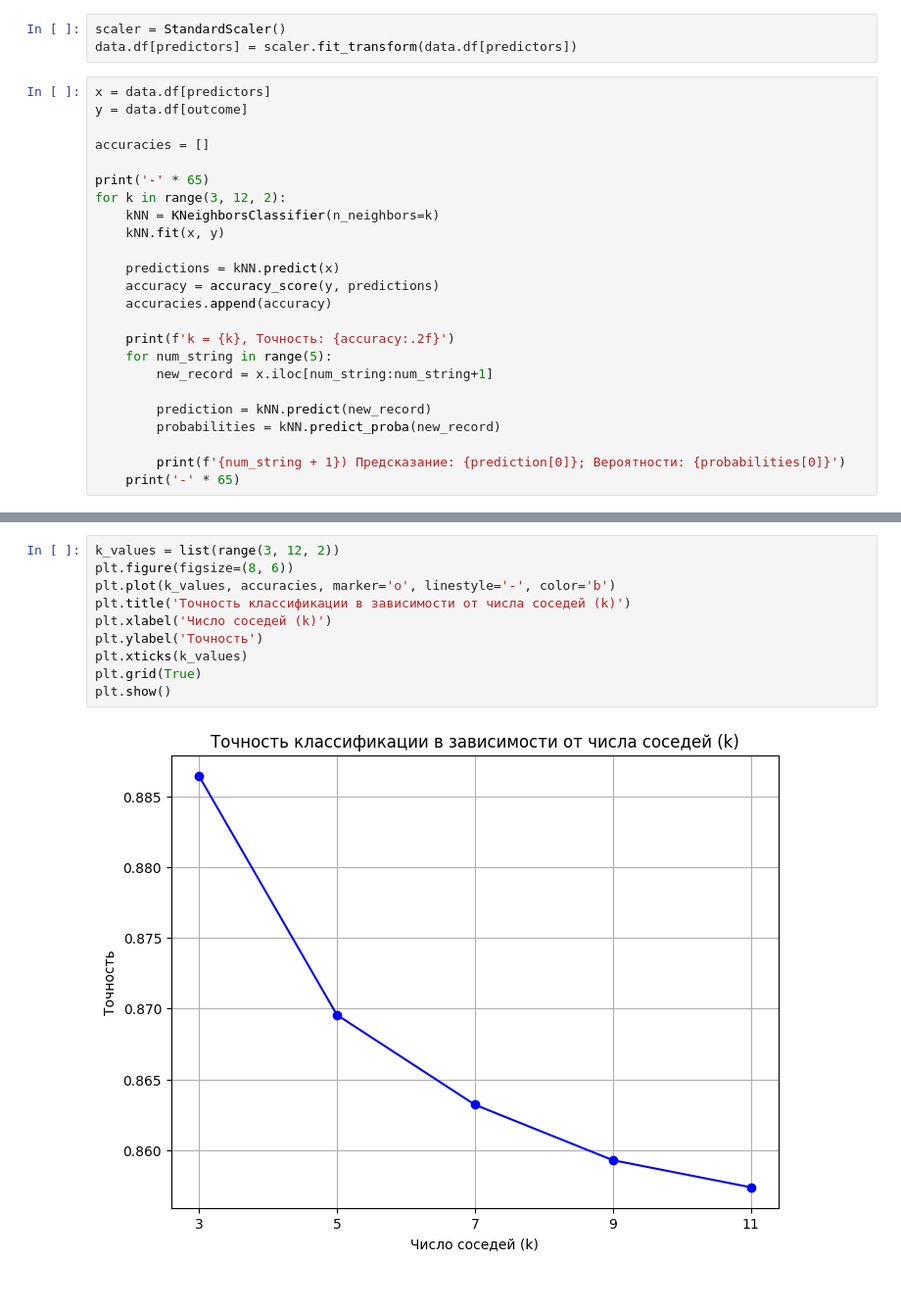
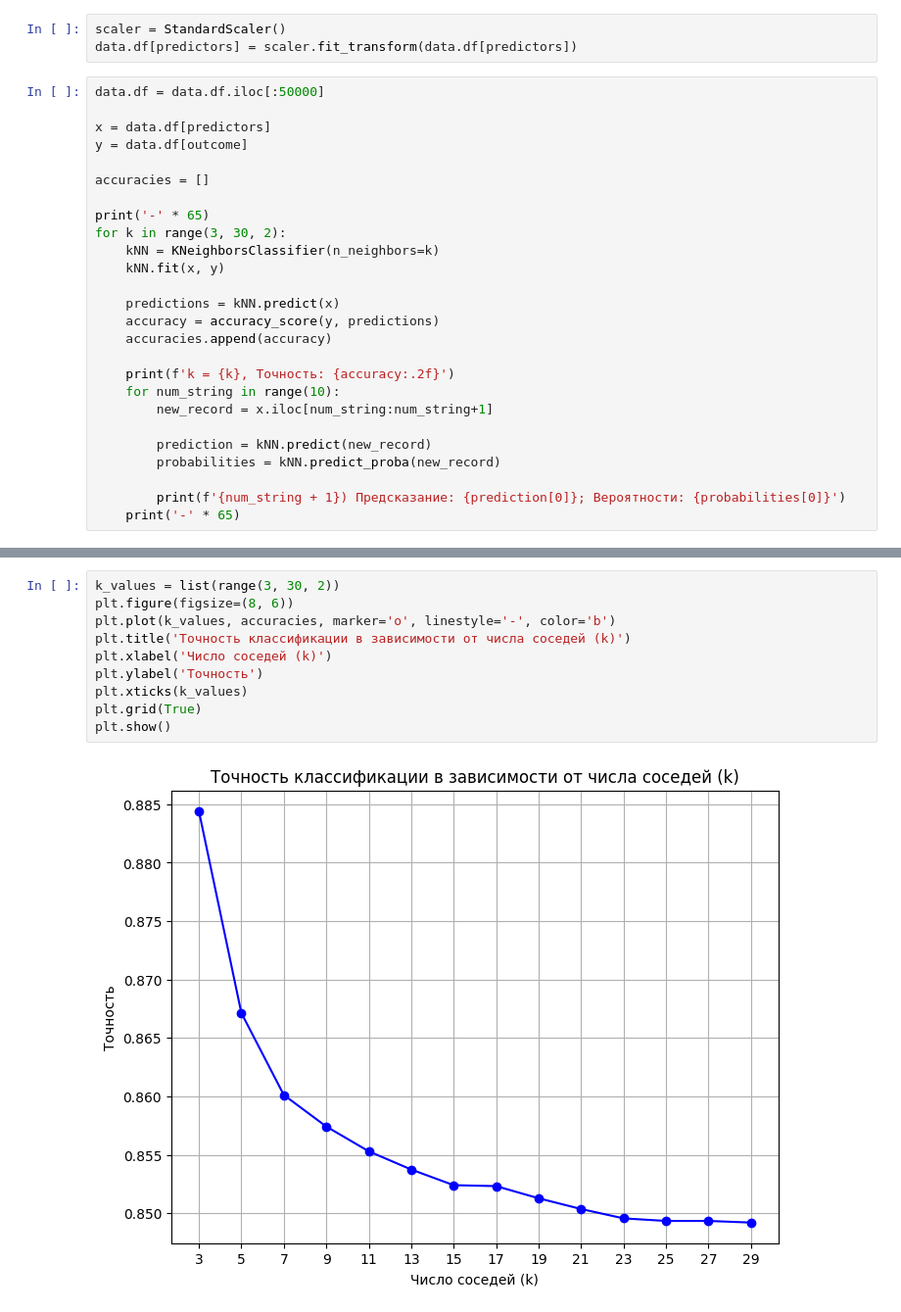
Before and after one commit to Ph0enixMi/Project-InfBez, a Jupyter notebook: model.ipynb, the cells around one changed output, grey strips where cells are left out. Shown: that part at 98% size. Cells and saved outputs as stored; diff of their text form.

```diff
--- a/model.ipynb
+++ b/model.ipynb
@@ -65,13 +65,15 @@ for column in predictors:
 scaler = StandardScaler()
 data.df[predictors] = scaler.fit_transform(data.df[predictors])
 # %%
+data.df = data.df.iloc[:50000]
+
 x = data.df[predictors]
 y = data.df[outcome]
 
 accuracies = []
 
 print('-' * 65)
-for k in range(3, 12, 2):
+for k in range(3, 30, 2):
     kNN = KNeighborsClassifier(n_neighbors=k)
     kNN.fit(x, y)
 
@@ -80,7 +82,7 @@ for k in range(3, 12, 2):
     accuracies.append(accuracy)
 
     print(f'k = {k}, Точность: {accuracy:.2f}')
-    for num_string in range(5):
+    for num_string in range(10):
         new_record = x.iloc[num_string:num_string+1]
 
         prediction = kNN.predict(new_record)
@@ -109,12 +111,12 @@ k = 5, Точность: 0.87
 # %%
-k_values = list(range(3, 12, 2))
+k_values = list(range(3, 30, 2))
 plt.figure(figsize=(8, 6))
 plt.plot(k_values, accuracies, marker='o', linestyle='-', color='b')
 plt.title('Точность классификации в зависимости от числа соседей (k)')
 plt.xlabel('Число соседей (k)')
 plt.ylabel('Точность')
 plt.xticks(k_values)
 plt.grid(True)
 plt.show()
 # %% [output]
-[figure, old version]
+[figure, new version]
```
Also changed, not shown: parts of 1 cell of this notebook, 3 other files.
